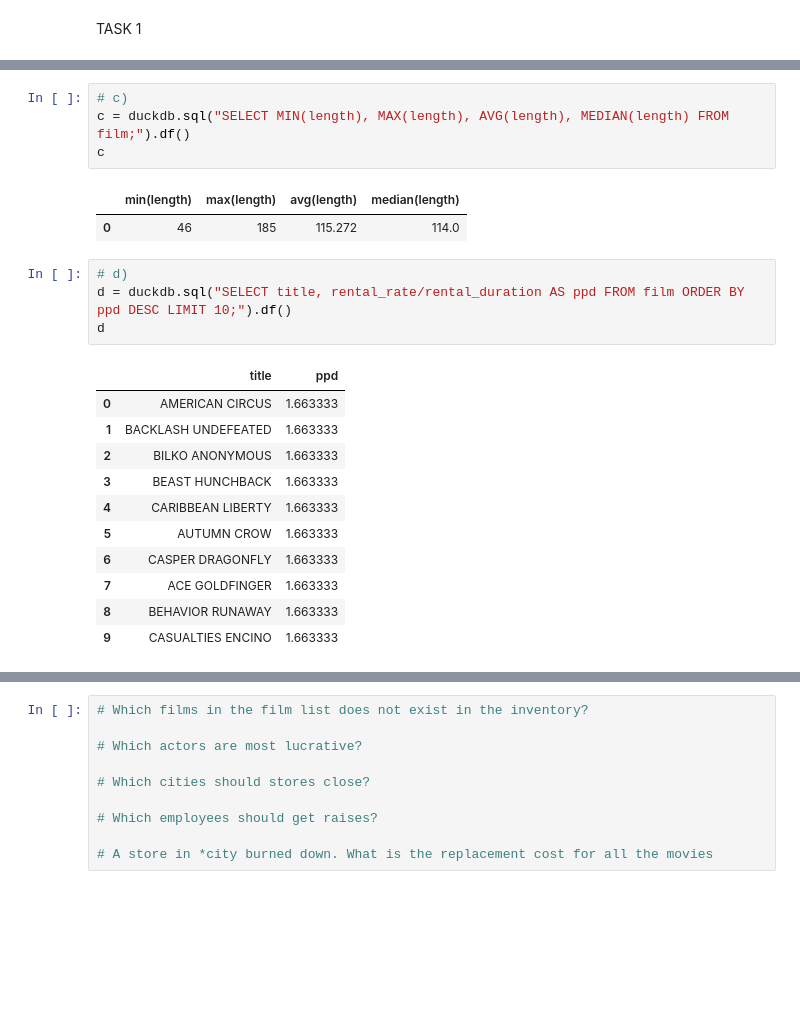
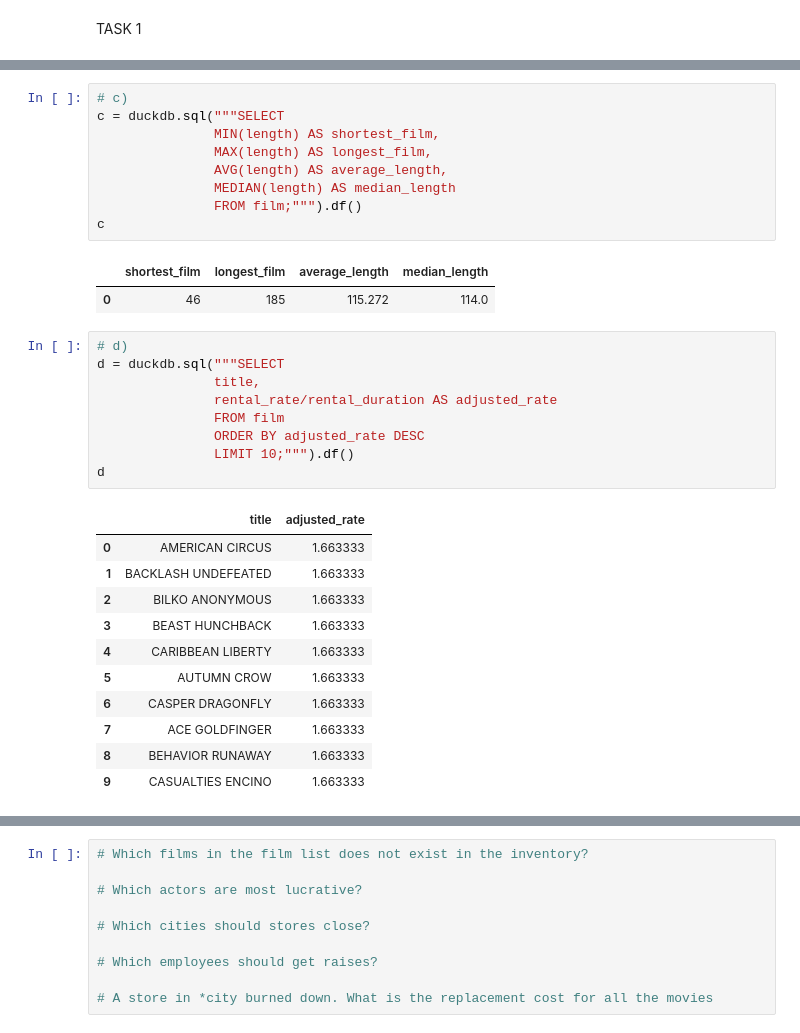
Before and after one commit to karlrydberg-stack/lab_sql_karl_rydberg_de25, a Jupyter notebook: test_sakila.ipynb, the cells around one changed output, grey strips where cells are left out. Drawn from its saved outputs; the diff is of its cells as text; blank space fills up the shorter version.

```diff
--- a/test_sakila.ipynb
+++ b/test_sakila.ipynb
@@ -39,17 +60,27 @@ b
 | 4 | LOVE SUICIDES | R | 181 | A Brilliant Panorama of a Hunter ... |
 # %%
 # c)
-c = duckdb.sql("SELECT MIN(length), MAX(length), AVG(length), MEDIAN(length) FROM film;").df()
+c = duckdb.sql("""SELECT
+               MIN(length) AS shortest_film,
+               MAX(length) AS longest_film,
+               AVG(length) AS average_length,
+               MEDIAN(length) AS median_length
+               FROM film;""").df()
 c
 # %% [output]
-|  | min(length) | max(length) | avg(length) | median(length) |
+|  | shortest_film | longest_film | average_length | median_length |
 | 0 | 46 | 185 | 115.272 | 114.0 |
 # %%
 # d)
-d = duckdb.sql("SELECT title, rental_rate/rental_duration AS ppd FROM film ORDER BY ppd DESC LIMIT 10;").df()
+d = duckdb.sql("""SELECT
+               title,
+               rental_rate/rental_duration AS adjusted_rate
+               FROM film
+               ORDER BY adjusted_rate DESC
+               LIMIT 10;""").df()
 d
 # %% [output]
-|  | title | ppd |
+|  | title | adjusted_rate |
 | 0 | AMERICAN CIRCUS | 1.663333 |
 | 1 | BACKLASH UNDEFEATED | 1.663333 |
 | 2 | BILKO ANONYMOUS | 1.663333 |
```
Also changed, not shown: parts of 7 cells of this notebook.
